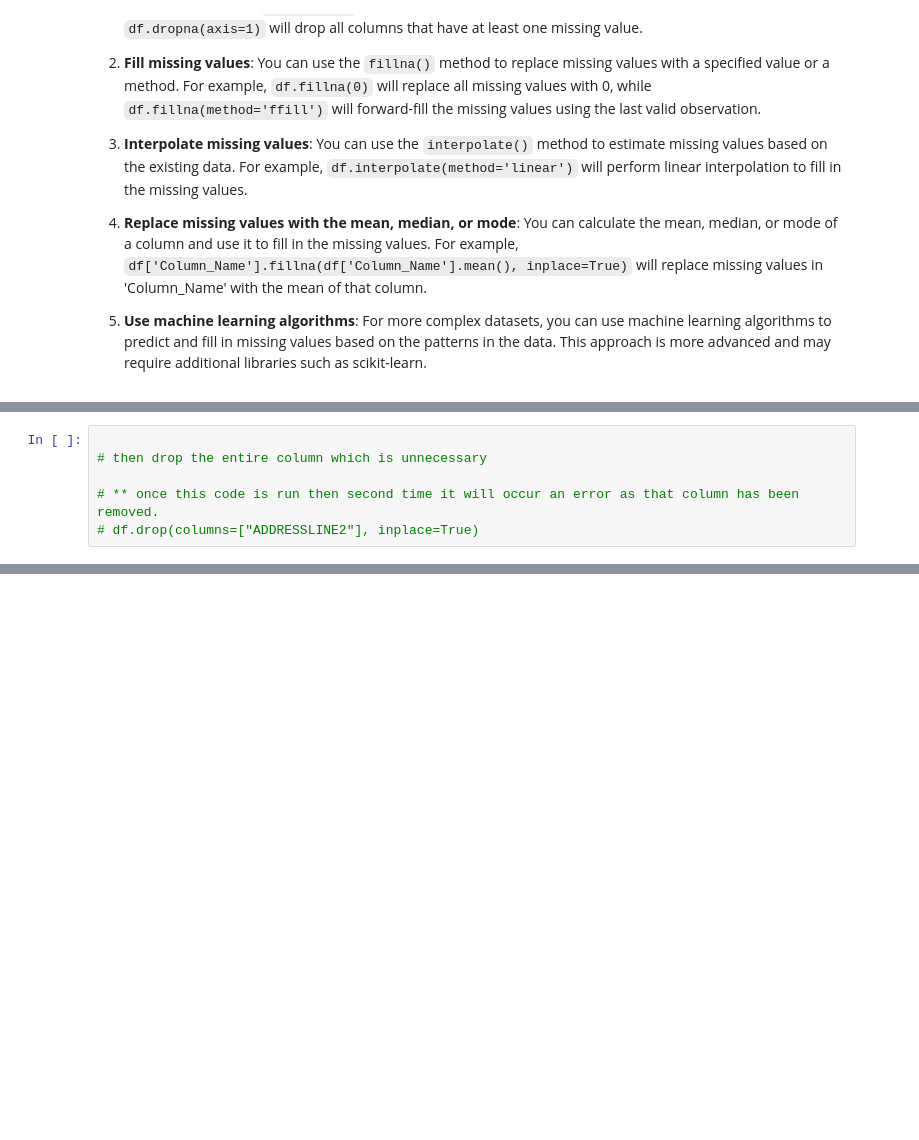
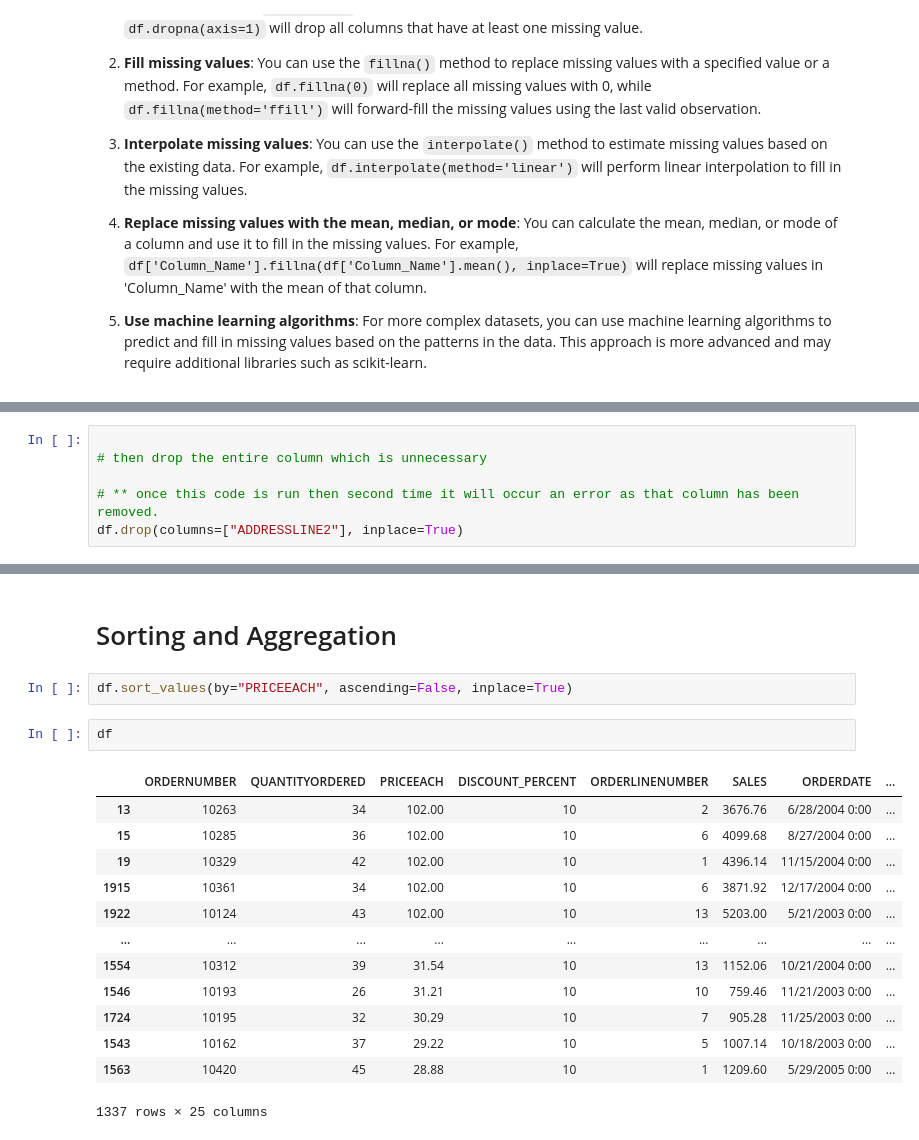
Before and after one commit to isttiiak/Learning-Data-Science, a Jupyter notebook: pandas/pandas-1.ipynb, the cells around one changed output, grey strips where cells are left out. Saved outputs shown, nothing was run; the diff lists cells and outputs as text; blank space fills up the shorter version.

```diff
--- a/pandas/pandas-1.ipynb
+++ b/pandas/pandas-1.ipynb
@@ -226,6 +548,6 @@ df["TERRITORY"]
 # then drop the entire column which is unnecessary
 
 # ** once this code is run then second time it will occur an error as that column has been removed.
-# df.drop(columns=["ADDRESSLINE2"], inplace=True)
+df.drop(columns=["ADDRESSLINE2"], inplace=True)
 # %%
 df.isnull().sum()
@@ -239,0 +626,20 @@ df.isnull().sum()
+# %% [markdown]
+# Sorting and Aggregation
+# %%
+df.sort_values(by="PRICEEACH", ascending=False, inplace=True)
+# %%
+df
+# %% [output]
+|  | ORDERNUMBER | QUANTITYORDERED | PRICEEACH | DISCOUNT_PERCENT | ORDERLINENUMBER | SALES | ORDERDATE | ... |
+| 13 | 10263 | 34 | 102.00 | 10 | 2 | 3676.76 | 6/28/2004 0:00 | ... |
+| 15 | 10285 | 36 | 102.00 | 10 | 6 | 4099.68 | 8/27/2004 0:00 | ... |
+| 19 | 10329 | 42 | 102.00 | 10 | 1 | 4396.14 | 11/15/2004 0:00 | ... |
+| 1915 | 10361 | 34 | 102.00 | 10 | 6 | 3871.92 | 12/17/2004 0:00 | ... |
+| 1922 | 10124 | 43 | 102.00 | 10 | 13 | 5203.00 | 5/21/2003 0:00 | ... |
+| ... | ... | ... | ... | ... | ... | ... | ... | ... |
+| 1554 | 10312 | 39 | 31.54 | 10 | 13 | 1152.06 | 10/21/2004 0:00 | ... |
+| 1546 | 10193 | 26 | 31.21 | 10 | 10 | 759.46 | 11/21/2003 0:00 | ... |
+| 1724 | 10195 | 32 | 30.29 | 10 | 7 | 905.28 | 11/25/2003 0:00 | ... |
+| 1543 | 10162 | 37 | 29.22 | 10 | 5 | 1007.14 | 10/18/2003 0:00 | ... |
+| 1563 | 10420 | 45 | 28.88 | 10 | 1 | 1209.60 | 5/29/2005 0:00 | ... |
+1337 rows × 25 columns
```
Also changed, not shown: parts of 37 cells of this notebook.
